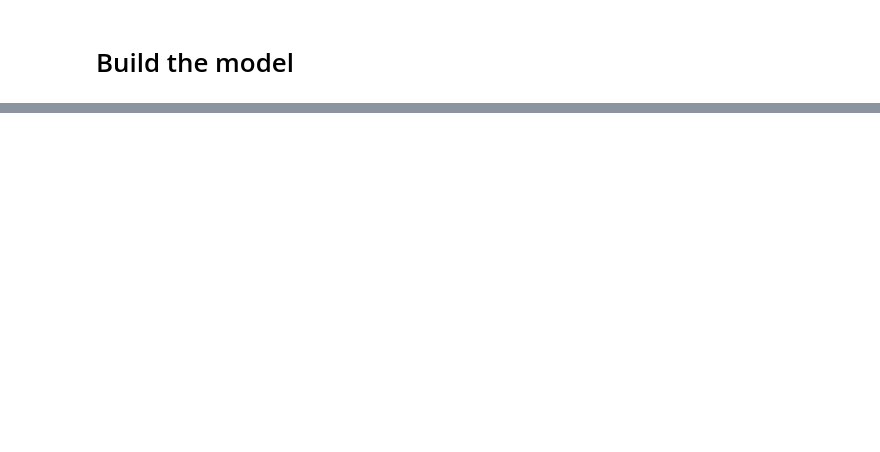
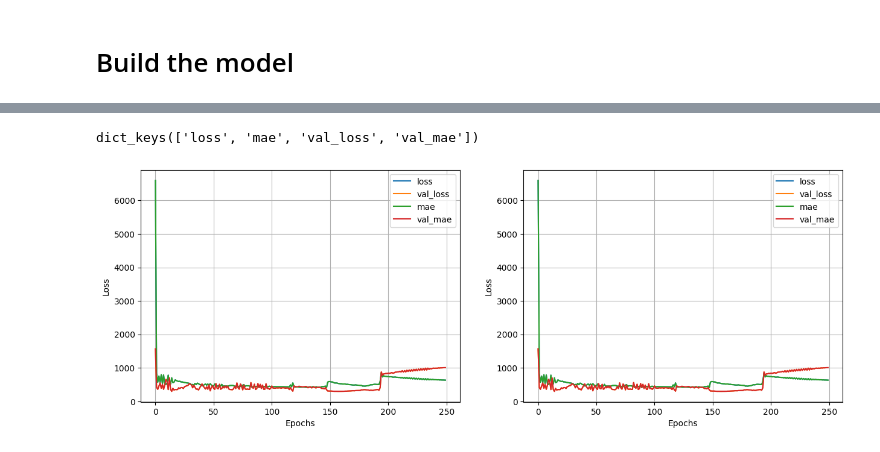
Before and after one commit to sayid-alt/usd_idr_exchange_prediction, a Jupyter notebook: development/usd_idr_prediction.ipynb, the cells around one changed output, grey strips where cells are left out. Drawn from its saved outputs; the diff is of its cells as text; code cells hidden in the pictures; blank space fills up the shorter version.

```diff
--- a/development/usd_idr_prediction.ipynb
+++ b/development/usd_idr_prediction.ipynb
@@ -490,0 +645,15 @@ Model: "sequential_7"
+# %%
+model = build_model(window_size=WINDOW_SIZE)
+model_diff = build_model(window_size=WINDOW_SIZE_DIFF)
+
+learning_rate = 5e-8
+learning_rate_diff = 1e-7
+
+model.compile(loss=tf.keras.losses.Huber(),
+              optimizer=tf.keras.optimizers.SGD(
+                  momentum=0.9, learning_rate=learning_rate),
+              metrics=['mae'])
+
+model_diff.compile(loss=tf.keras.losses.Huber(),
+              optimizer=tf.keras.optimizers.SGD(
+                  momentum=0.9, learning_rate=learning_rate))
@@ -517,0 +708,5 @@ def scheduler():
+# %%
+history = model.fit(train_idrx,
+                    epochs=250,
+                    validation_data=valid_idrx,
+                    batch_size=BATCH_SIZE)
@@ -517,0 +756,26 @@ def scheduler():
+# %%
+def plot_history(history):
+  fig, axs = plt.subplots(figsize=(15, 5), ncols=2, nrows=1)
+  print(history.history.keys())
+
+  params = history.history.keys()
+  epochs = range(len(history.history['loss']))
+
+
+  # Iterate over axes objects in the grid
+  for i, ax in enumerate(axs): # Access and iterate over individual axes in the grid
+    for param in ['loss', 'mae']:
+      ax.plot(epochs, history.history[param], label=param)
+      ax.plot(epochs, history.history[f'val_{param}'], label=f'val_{param}')
+      ax.set_xlabel('Epochs')
+      ax.set_ylabel('Loss')
+      ax.grid(True)
+
+      ax.legend()
+
+  plt.show()
+# %%
+plot_history(history)
+# %% [output]
+dict_keys(['loss', 'mae', 'val_loss', 'val_mae'])
+[figure, added]
```
Also changed, not shown: parts of 25 cells of this notebook.
